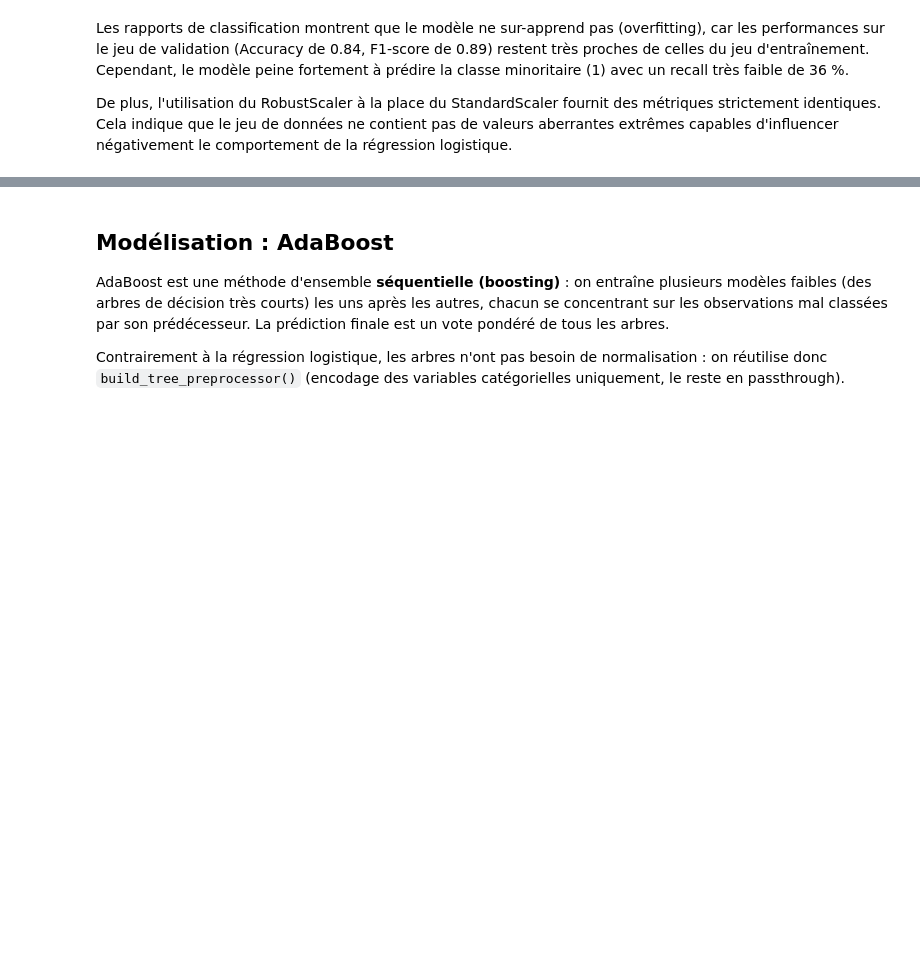
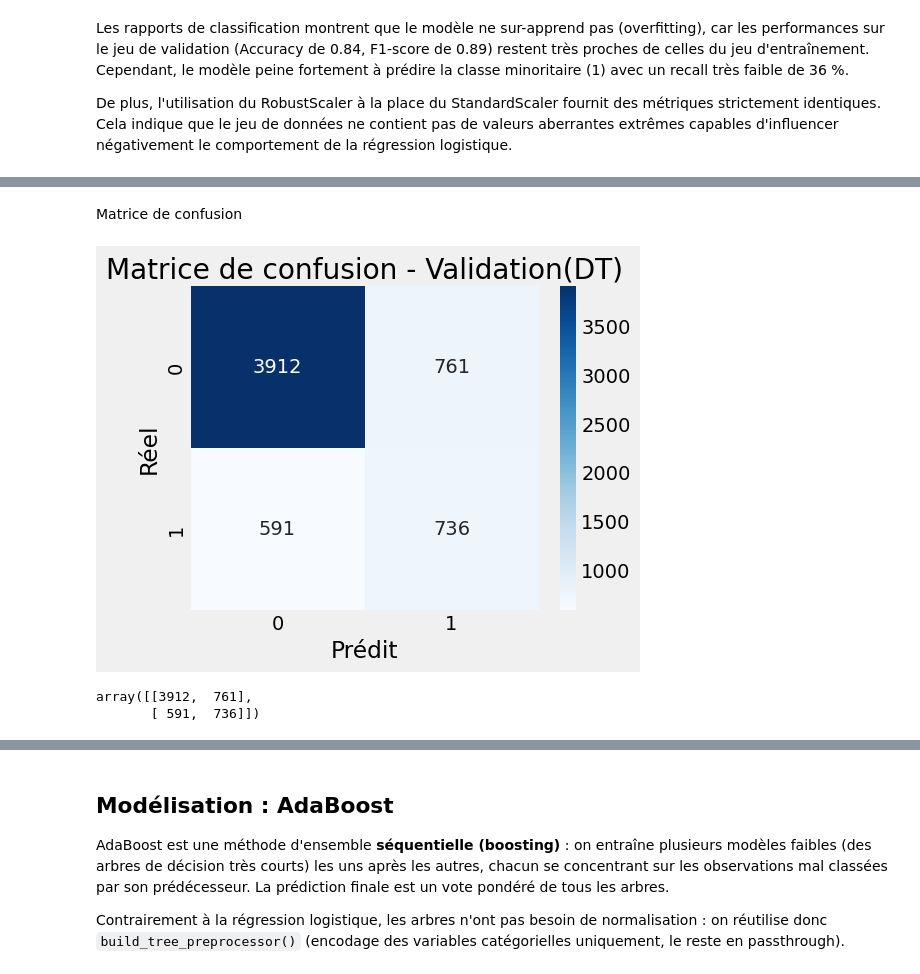
Before and after one commit to NdeyeAminataAida/Projet-AI28, a Jupyter notebook: notebook/project_credit_default.ipynb, the cells around one changed output, grey strips where cells are left out. Drawn from its saved outputs; the diff is of its cells as text; code cells hidden in the pictures; blank space fills up the shorter version.

```diff
--- a/notebook/project_credit_default.ipynb
+++ b/notebook/project_credit_default.ipynb
@@ -462,0 +466,6 @@ De plus, l'utilisation du RobustScaler à la place du StandardScaler fournit des
+# %%
+# Construction du modèle (ici en version balanced pour gérer le déséquilibre)
+pipeline_tree = md.build_decision_tree_model(max_depth=5,class_weight='balanced')
+
+# Entraînement et évaluation
+model_tree = ev.train_and_evaluate(pipeline_tree, X_train, y_train, X_val, y_val)
@@ -462,0 +492,10 @@ De plus, l'utilisation du RobustScaler à la place du StandardScaler fournit des
+# %% [markdown]
+Matrice de confusion
+# %%
+# Matrice de confusion
+y_pred_val_dt = model_tree.predict(X_val)
+ev.plot_confusion_matrix(y_val, y_pred_val_dt, title="Matrice de confusion - Validation(DT)")
+# %% [output]
+[figure, added]
+array([[3912,  761],
+       [ 591,  736]])
```
Also changed, not shown: parts of 22 cells of this notebook, 2 other files.
